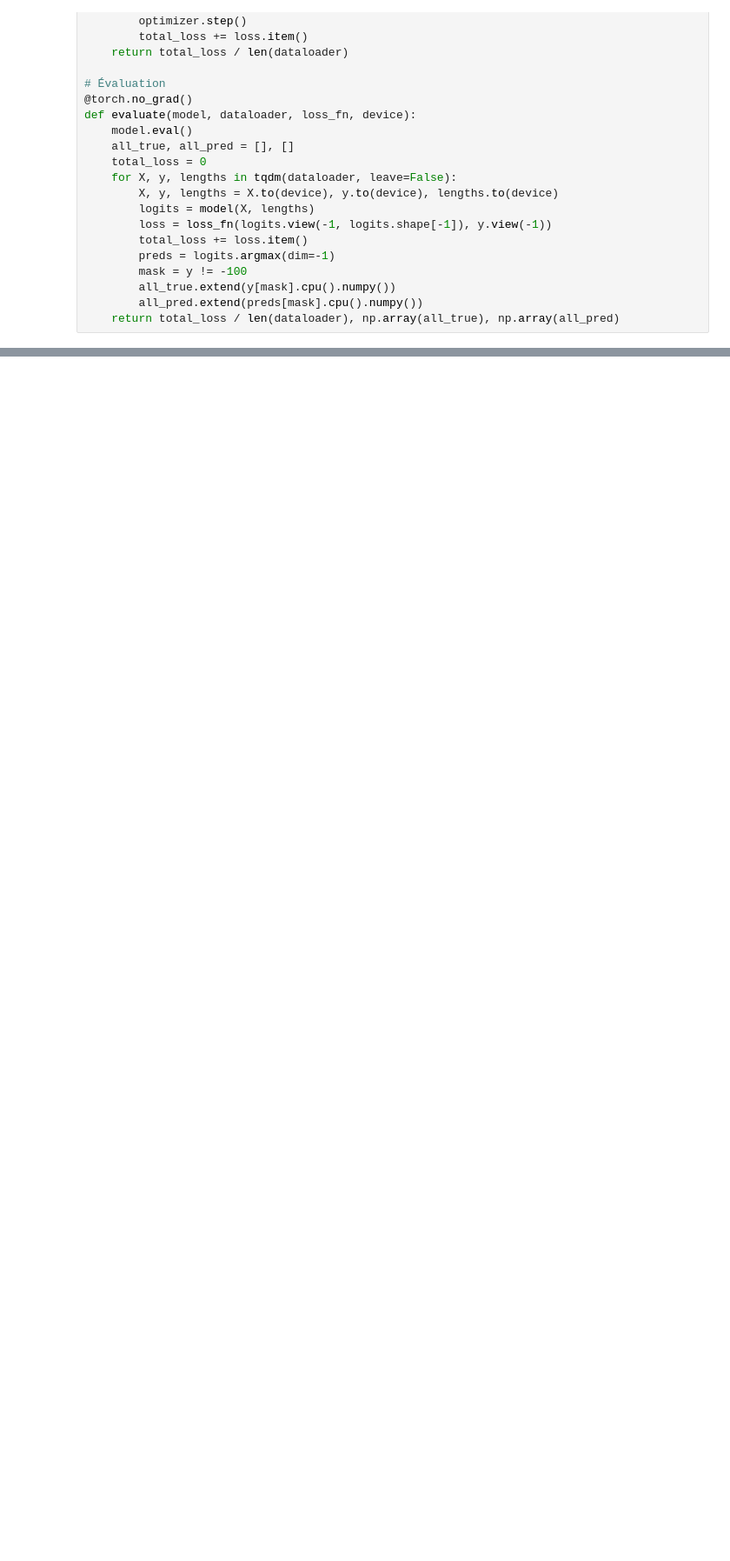
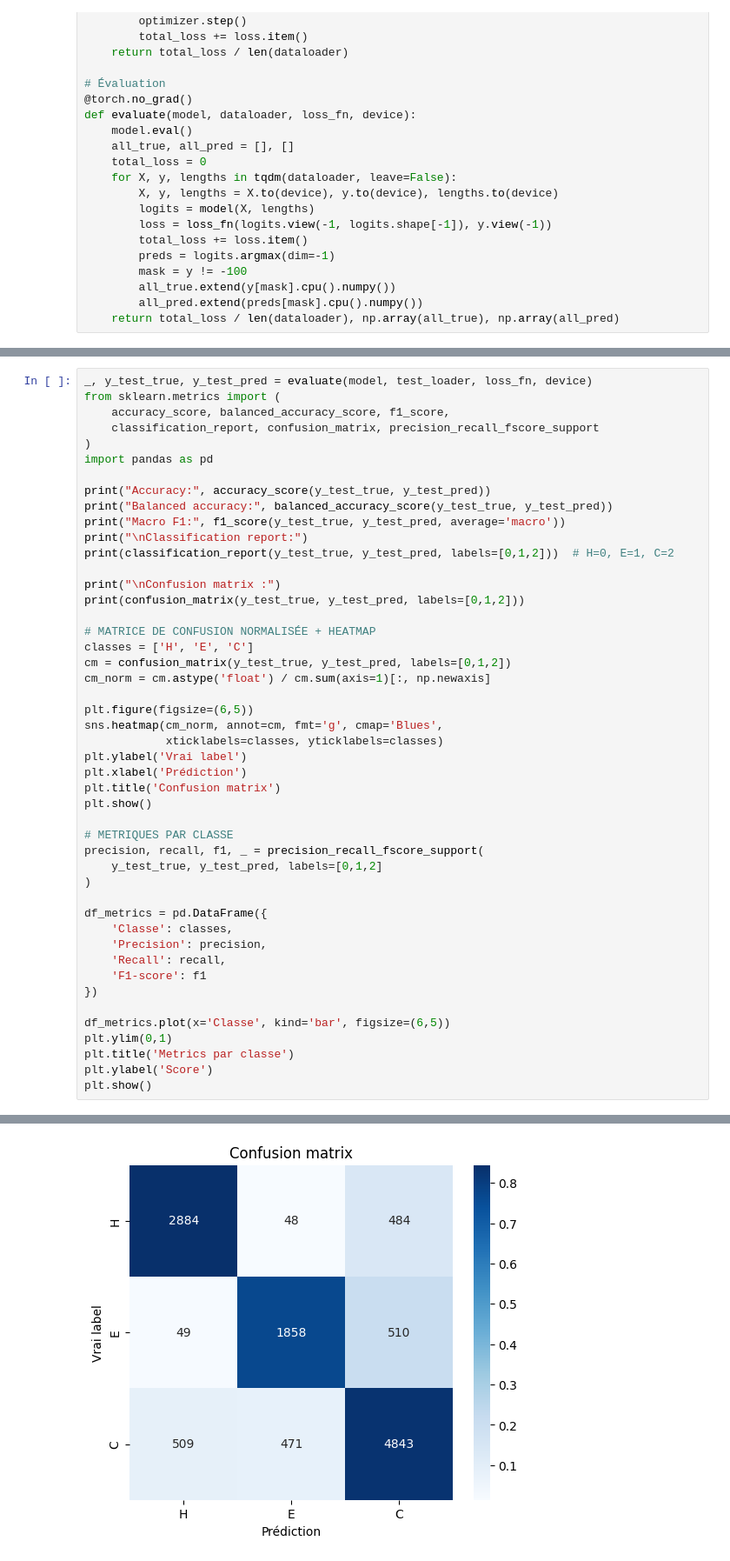
Before and after one commit to MoisePlacier/ProtSecPred---Deep-Learning-Pipeline-for-Protein-Secondary-Structure-Classification, a Jupyter notebook: Models/Transformer.ipynb, the cells around one changed output, grey strips where cells are left out. Shown: that part at 87% size. Cells and saved outputs as stored; diff of their text form; blank space fills up the shorter version.

Commit message:
Update Transformer model

```diff
--- a/Models/Transformer.ipynb
+++ b/Models/Transformer.ipynb
@@ -174,0 +215,48 @@ plt.show()
+# %%
+_, y_test_true, y_test_pred = evaluate(model, test_loader, loss_fn, device)
+from sklearn.metrics import (
+    accuracy_score, balanced_accuracy_score, f1_score,
+    classification_report, confusion_matrix, precision_recall_fscore_support
+)
+import pandas as pd
+
+print("Accuracy:", accuracy_score(y_test_true, y_test_pred))
+print("Balanced accuracy:", balanced_accuracy_score(y_test_true, y_test_pred))
+print("Macro F1:", f1_score(y_test_true, y_test_pred, average='macro'))
+print("\nClassification report:")
+print(classification_report(y_test_true, y_test_pred, labels=[0,1,2]))  # H=0, E=1, C=2
+
+print("\nConfusion matrix :")
+print(confusion_matrix(y_test_true, y_test_pred, labels=[0,1,2]))
+
+# MATRICE DE CONFUSION NORMALISÉE + HEATMAP
+classes = ['H', 'E', 'C']
+cm = confusion_matrix(y_test_true, y_test_pred, labels=[0,1,2])
+cm_norm = cm.astype('float') / cm.sum(axis=1)[:, np.newaxis]
+
+plt.figure(figsize=(6,5))
+sns.heatmap(cm_norm, annot=cm, fmt='g', cmap='Blues',
+            xticklabels=classes, yticklabels=classes)
+plt.ylabel('Vrai label')
+plt.xlabel('Prédiction')
+plt.title('Confusion matrix')
+plt.show()
+
+# METRIQUES PAR CLASSE
+precision, recall, f1, _ = precision_recall_fscore_support(
+    y_test_true, y_test_pred, labels=[0,1,2]
+)
+
+df_metrics = pd.DataFrame({
+    'Classe': classes,
+    'Precision': precision,
+    'Recall': recall,
+    'F1-score': f1
+})
+
+df_metrics.plot(x='Classe', kind='bar', figsize=(6,5))
+plt.ylim(0,1)
+plt.title('Metrics par classe')
+plt.ylabel('Score')
+plt.show()
+# %% [output]
@@ -174,0 +283 @@ plt.show()
+[figure, added]
```
Also changed, not shown: parts of 4 cells of this notebook.
